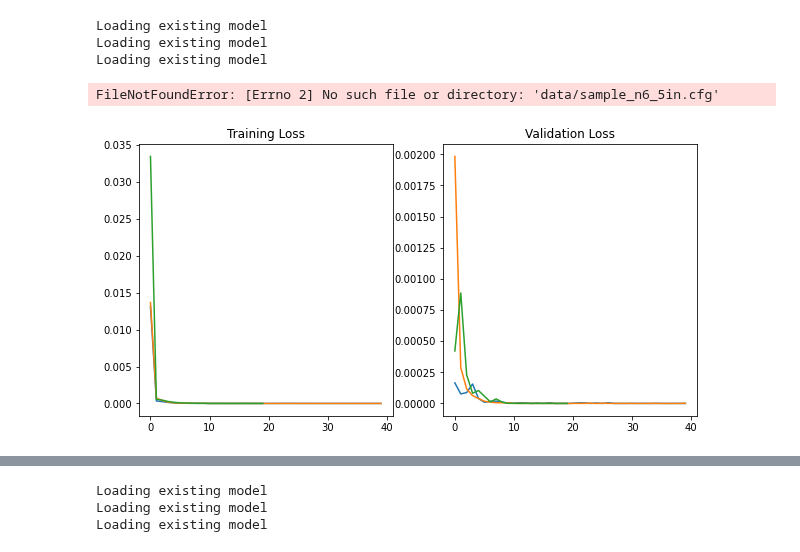
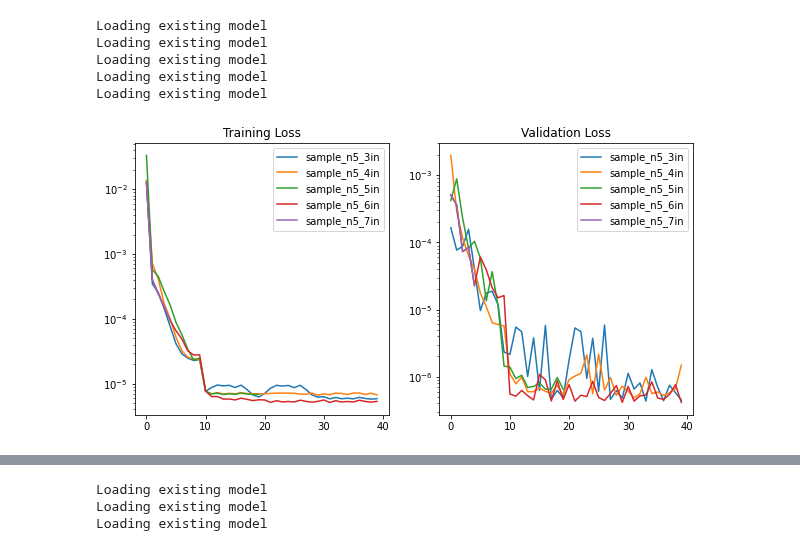
Before and after one commit to cm-tle-pred/tle-prediction, a Jupyter notebook: models/model_n5/local_model_validate.ipynb, the cells around one changed output, grey strips where cells are left out. Saved outputs shown, nothing was run; the diff lists cells and outputs as text; code cells hidden in the pictures.

```diff
--- a/models/model_n5/local_model_validate.ipynb
+++ b/models/model_n5/local_model_validate.ipynb
@@ -16,41 +16,43 @@ model_ids=[
             'sample_n5_3in',
             'sample_n5_4in',
             'sample_n5_5in',
-            'sample_n6_5in',
+            'sample_n5_6in',
+            'sample_n5_7in',
           ]
 
 # fig,ax = plt.subplots(1,1,figsize=(5,5))
 # ax.plot(tl[0:], label='Train')
 # ax.plot(vl[0:], label='Validation')
 fig,(ax1,ax2) = plt.subplots(1,2,figsize=(10,5))
 ax1.set_title("Training Loss")
 ax2.set_title("Validation Loss")
 
 for model_id in model_ids:
     with open(f'data/{model_id}.cfg') as f:
         configurations = json.load(f)
 
     model, mean_losses = train.load_model_only(configurations)
 
     tl, vl = zip(*mean_losses)
 
     ax1.plot(tl[:40], label=model_id)
     ax2.plot(vl[:40], label=model_id)
 
 # ax1.set_ylim(0,0.02)
 # ax2.set_ylim(0,0.02)
 ax1.set_yscale('log')
 ax2.set_yscale('log')
 
 ax1.legend()
 ax2.legend()
 plt.show()
 # %% [output]
 Loading existing model
 Loading existing model
 Loading existing model
+Loading existing model
+Loading existing model
-FileNotFoundError: [Errno 2] No such file or directory: 'data/sample_n6_5in.cfg'
-[figure, old version]
+[figure, new version]
 # %%
 list(zip(range(1,len(tl)+1),tl,vl))
 # %% [output]
```
Also changed, not shown: 1 other file.
